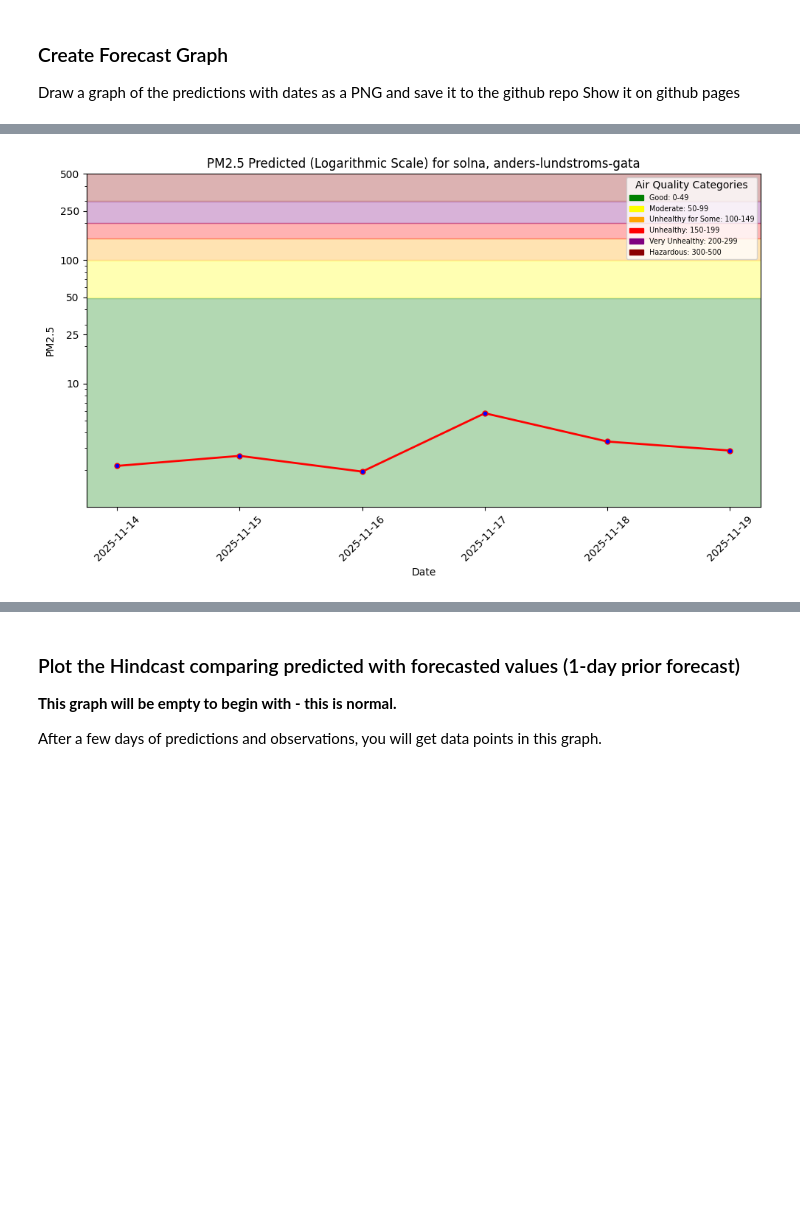
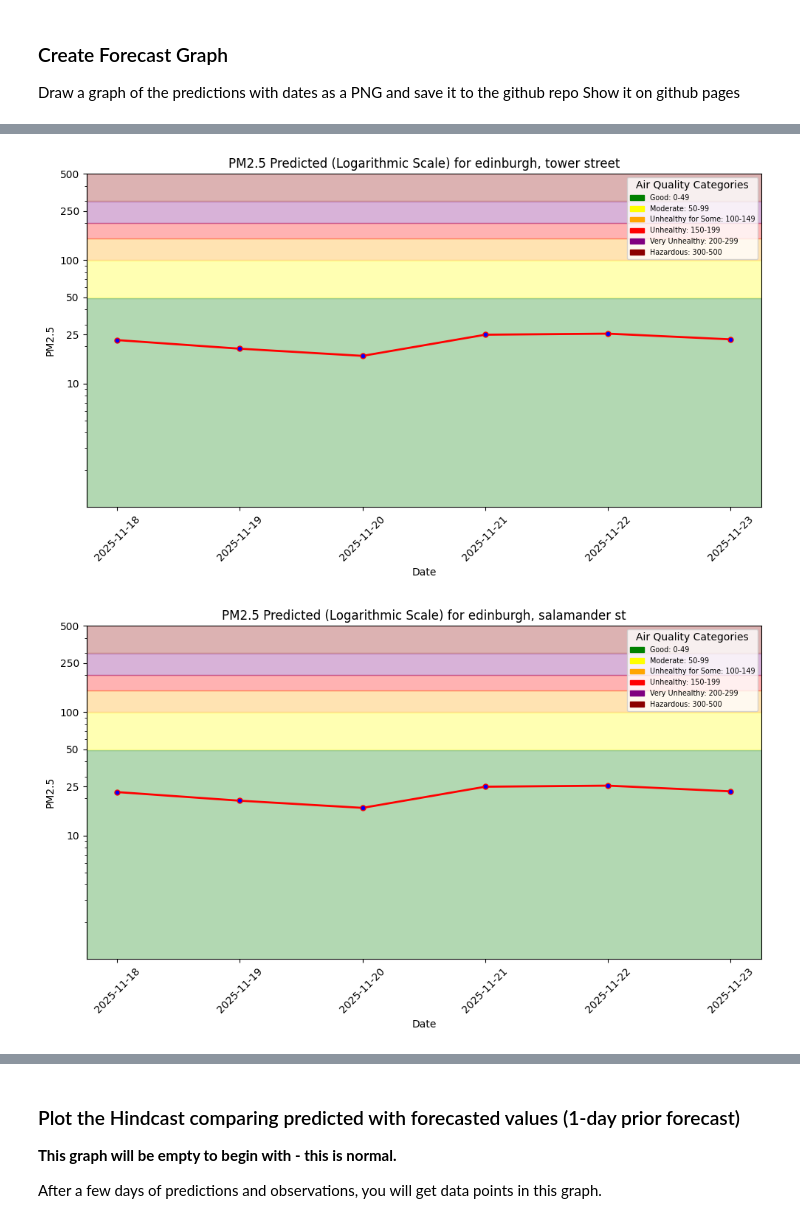
Before and after one commit to Isabell257/id2223-lab1, a Jupyter notebook: notebooks/airquality/4_air_quality_batch_inference.ipynb, the cells around one changed output, grey strips where cells are left out. Cells and saved outputs as stored; diff of their text form; code cells hidden in the pictures; blank space fills up the shorter version.

Commit message:
Början på notebook 4
Predictions blir samma

```diff
--- a/notebooks/airquality/4_air_quality_batch_inference.ipynb
+++ b/notebooks/airquality/4_air_quality_batch_inference.ipynb
@@ -69,3 +71,9 @@ datetime.datetime(2025, 11, 13, 17, 41, 56, 899021)
+# %%
+#Select whether part E, C or A is run
+
+running_e = False
+running_c = False
+running_a = True
 # %% [markdown]
 ## <span style="color:#ff5f27;"> 📡 Connect to Hopsworks Feature Store </span>
 # %%
@@ -134,9 +161,19 @@ XGBRegressor(base_score='3.0516043E0', booster='gbtree', callbacks=None,
 # %% [markdown]
 ## <span style="color:#ff5f27;">✨ Get Weather Forecast Features with Feature View   </span>
 # %%
+#Select version of feature group
+if running_e:
+    w_version = 1
+
+if running_c:
+    w_version = 1
+
+if running_a:
+    w_version = 2
+
 weather_fg = fs.get_feature_group(
     name='weather',
-    version=1,
+    version=w_version,
 )
 batch_data = weather_fg.filter(weather_fg.date >= today).read()
 batch_data
@@ -227,8 +351,7 @@ Finished: Reading data from Hopsworks, using Hopsworks Feature Query Service (1.
 # %% [markdown]
 ### <span style="color:#ff5f27;">🤖 Making the predictions</span>
 # %%
-#Ej för del C
-
-# batch_data['predicted_pm25'] = retrieved_xgboost_model.predict(
-#     batch_data[['temperature_2m_mean', 'precipitation_sum', 'wind_speed_10m_max', 'wind_direction_10m_dominant']])
-# batch_data
+if running_e:
+    batch_data['predicted_pm25'] = retrieved_xgboost_model.predict(
+        batch_data[['temperature_2m_mean', 'precipitation_sum', 'wind_speed_10m_max', 'wind_direction_10m_dominant']])
+    batch_data
@@ -301,9 +426,17 @@ memory usage: 560.0+ bytes
 Draw a graph of the predictions with dates as a PNG and save it to the github repo
 Show it on github pages
 # %%
+if running_e or running_c:
+    pred_file_path = f"{root_dir}/docs/air-quality/assets/img/pm25_forecast.png"
+    plt = util.plot_air_quality_forecast(city, street, batch_data, pred_file_path)
 
-pred_file_path = f"{root_dir}/docs/air-quality/assets/img/pm25_forecast.png"
-plt = util.plot_air_quality_forecast(city, street, batch_data, pred_file_path)
+    plt.show()
 
-plt.show()
+if running_a:
+    for batch_df in batch_data_frames:
+        street = batch_df['street'][0]
+        pred_file_path = f"{root_dir}/docs/air-quality_a/assets/img/pm25_forecast{street}.png"
+        plt = util.plot_air_quality_forecast(city, street, batch_df, pred_file_path)
+
+        plt.show()
 # %% [output]
@@ -311 +443,2 @@ plt.show()
-[figure, old version]
+[figure, new version]
+[figure, added]
```
Also changed, not shown: parts of 18 cells of this notebook, 7 other files.
